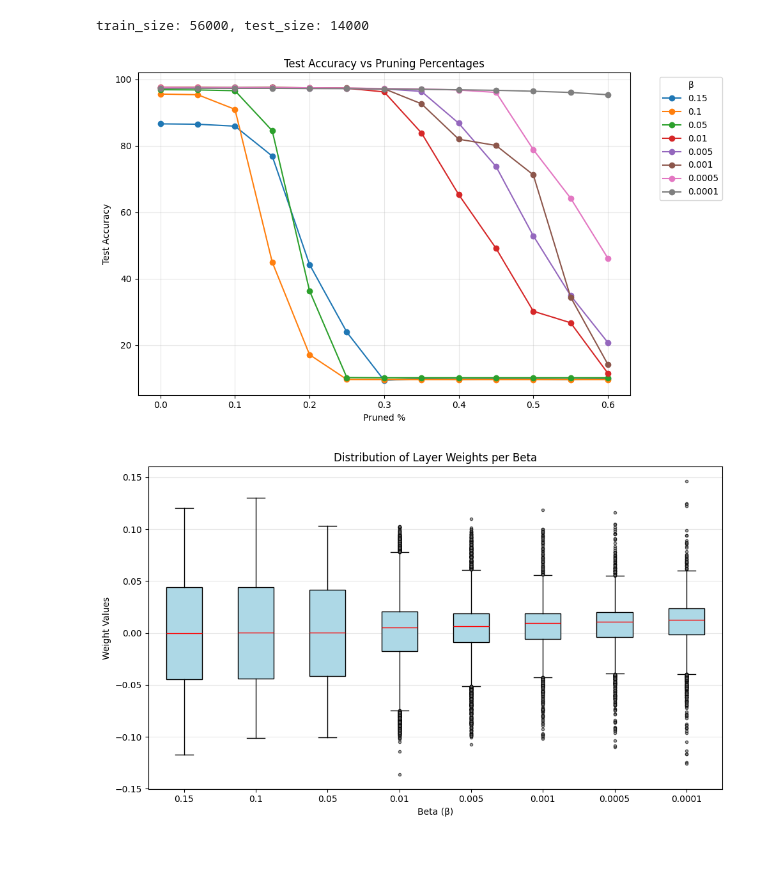
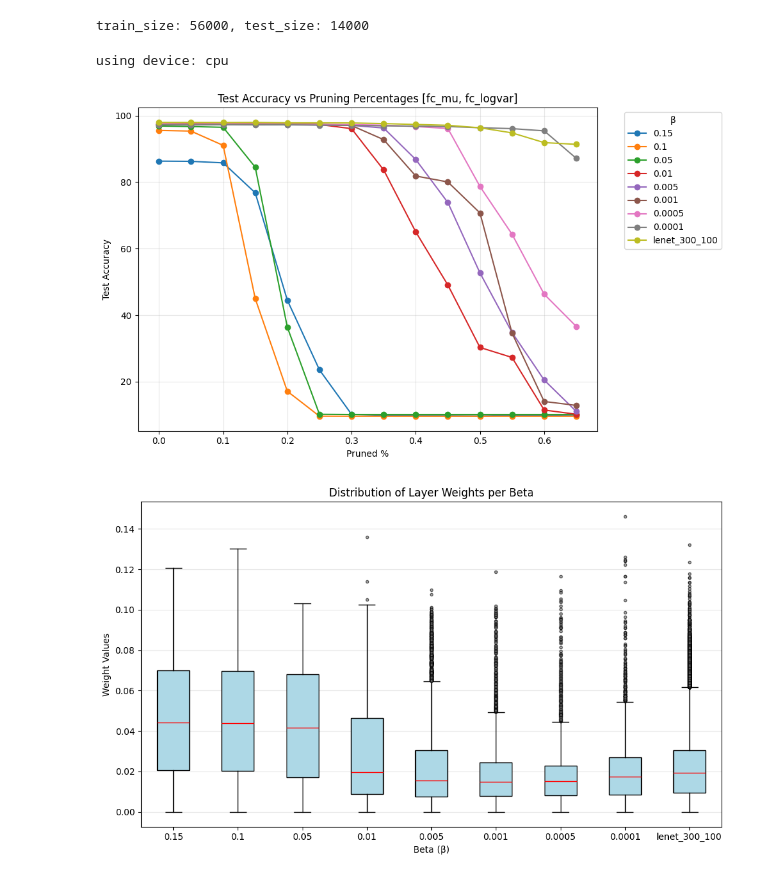
Before and after one commit to InformationPlanesDecompositions/nn-vib, a Jupyter notebook: vib_mlp_mnist_inspect.ipynb, the cells around one changed output. Cells and saved outputs as stored; diff of their text form; code cells hidden in the pictures; blank space fills up the shorter version.

Commit message:
comparing with lenet 300 100

```diff
--- a/vib_mlp_mnist_inspect.ipynb
+++ b/vib_mlp_mnist_inspect.ipynb
@@ -18,7 +19,7 @@ using device: cpu
 dataset = MnistCsvDataset('data/mnist_data.csv')
 train_size = int(0.8 * len(dataset))
 test_size = len(dataset) - train_size
-batch_size = 64
+batch_size = 100
 print(f'train_size: {train_size}, test_size: {test_size}')
 
 _, test_dataset = random_split(dataset, [train_size, test_size])
@@ -40,8 +41,8 @@ layer_names = [
 ]
 # %%
 plt.figure(figsize=(10, 6))
+prune_percs = [0.0, 0.05, 0.10, 0.15, 0.20, 0.25, 0.30, 0.35, 0.40, 0.45, 0.5, 0.55, 0.6, 0.65]
 
-prune_percs = [0.0, 0.05, 0.10, 0.15, 0.20, 0.25, 0.30, 0.35, 0.40, 0.45, 0.5, 0.55, 0.6]
 for beta in tqdm(betas):
     model = VIBNet(z_dim, 784, h1, h2, o_shape).to(device)
     weights = load_weights(weights_location(h1, h2, z_dim, beta), verbose=False)
@@ -58,16 +59,34 @@ for beta in tqdm(betas):
 
     plt.plot(prune_percs, pruned_acc_list, label=f'{beta}', marker='o')
 
+from lenet_300_100_mnist import LeNet, evaluate as lenet_evaluate
+lenet_model = LeNet()
+lenet_weights = load_weights('save_stats_weights/lenet_300_100/lenet_300_100.pth', verbose=False)
+lenet_model.load_state_dict(lenet_weights)
+lenet_pruned_acc_list = []
+for prune_perc in prune_percs:
+    lenet_pruned_model = copy.deepcopy(lenet_model)
+    for layer_name in ['fc1', 'fc2']:
+        module = dict(lenet_pruned_model.named_modules())[layer_name]
+        prune.l1_unstructured(module, name='weight', amount=prune_perc)
+
+    criterion = nn.NLLLoss()
+    test_loss, test_acc = lenet_evaluate(lenet_pruned_model, test_loader, criterion, device)
+    lenet_pruned_acc_list.append(test_acc)
+
+plt.plot(prune_percs, lenet_pruned_acc_list, label='lenet_300_100', marker='o')
+
 plt.xlabel('Pruned %')
 plt.ylabel('Test Accuracy')
-plt.title('Test Accuracy vs Pruning Percentages')
+plt.title(f'Test Accuracy vs Pruning Percentages [{", ".join(layer_names)}]')
 plt.legend(title='β', bbox_to_anchor=(1.05, 1), loc='upper left')
 plt.grid(True, alpha=0.3)
 plt.tight_layout()
 plt.savefig(f'plots/vib_mnist_{h1}_{h2}_{z_dim}_beta_vs_pruned_acc.png', dpi=300, bbox_inches='tight')
 plt.show()
 # %% [output]
+using device: cpu
-[figure, old version]
+[figure, new version]
 # %%
 all_weights_by_beta = []
 beta_labels = []
@@ -80,32 +99,46 @@ for beta in tqdm(betas):
     for layer_name in layer_names:
         module = dict(model.named_modules()).get(layer_name)
         if module is not None and hasattr(module, 'weight') and module.weight is not None:
             weight_values.append(module.weight.data.flatten())
 
     beta_tensor = torch.cat(weight_values)
-    all_weights_by_beta.append(beta_tensor.cpu().numpy())
+    all_weights_by_beta.append(beta_tensor.abs().cpu().numpy())
     beta_labels.append(str(beta))
+
+from lenet_300_100_mnist import LeNet, evaluate as lenet_evaluate
+lenet_model = LeNet()
+lenet_weights = load_weights('save_stats_weights/lenet_300_100/lenet_300_100.pth', verbose=False)
+lenet_model.load_state_dict(lenet_weights)
+weight_values = []
+for layer_name in ['fc1', 'fc2']:
+    module = dict(lenet_model.named_modules()).get(layer_name)
+    if module is not None and hasattr(module, 'weight') and module.weight is not None:
+        weight_values.append(module.weight.data.flatten())
+
+beta_tensor = torch.cat(weight_values)
+all_weights_by_beta.append(beta_tensor.abs().cpu().numpy())
+beta_labels.append("lenet_300_100")
 
 plt.figure(figsize=(10, 6))
 
 plt.boxplot(
     all_weights_by_beta,
     vert=True,
     patch_artist=True,
     boxprops=dict(facecolor='lightblue', color='black'),
     medianprops=dict(color='red'),
     whiskerprops=dict(color='black'),
     capprops=dict(color='black'),
     flierprops=dict(marker='o', markerfacecolor='gray', markersize=3, alpha=0.6)
 )
 
 plt.xticks(ticks=range(1, len(beta_labels) + 1), labels=beta_labels, rotation=0)
 plt.xlabel('Beta (β)')
 plt.ylabel('Weight Values')
 plt.title('Distribution of Layer Weights per Beta')
 plt.grid(True, axis='y', alpha=0.3)
 plt.tight_layout()
 plt.savefig(f'plots/vib_mnist_{h1}_{h2}_{z_dim}_beta_weight_dist.png', dpi=300, bbox_inches='tight')
 plt.show()
 # %% [output]
-[figure, old version]
+[figure, new version]
```
Also changed, not shown: parts of 2 cells of this notebook, 5 other files.
